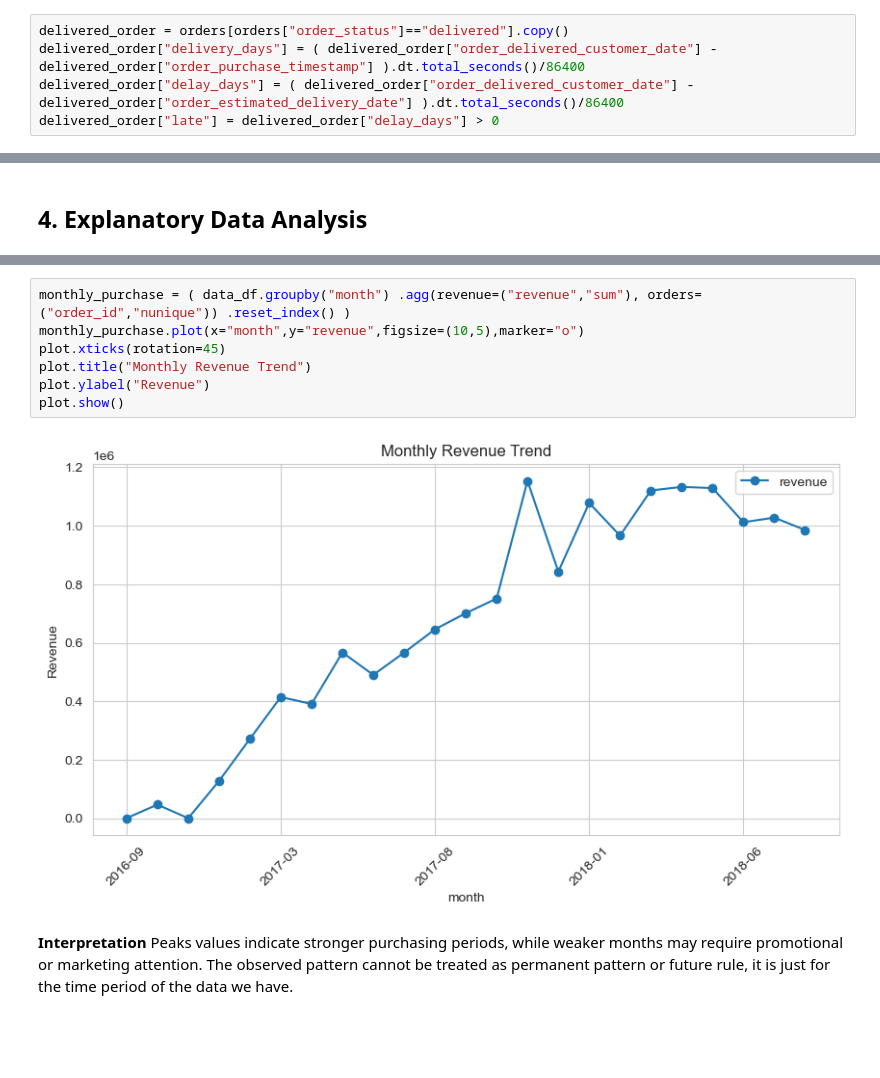
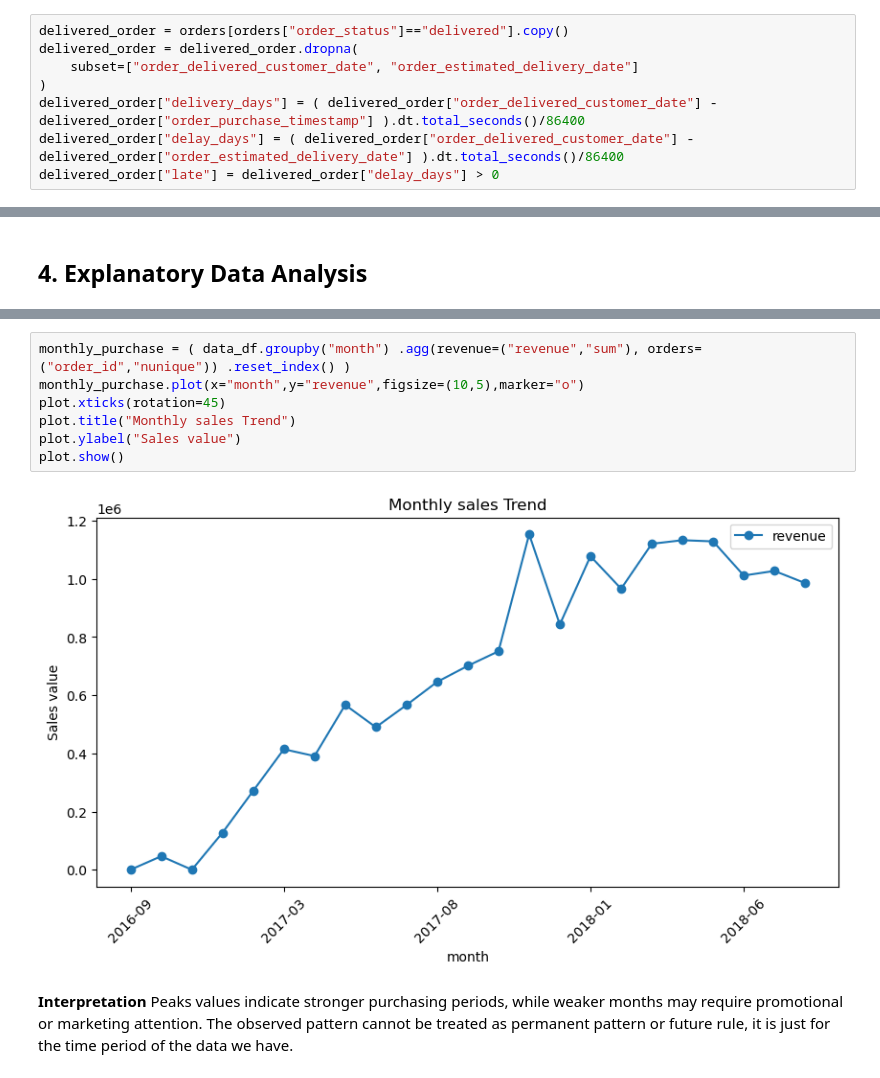
Before and after one commit to deepak324/e_commerce, a Jupyter notebook: AI_App_Assignment.ipynb, the cells around one changed output, grey strips where cells are left out. Saved outputs shown, nothing was run; the diff lists cells and outputs as text; blank space fills up the shorter version.

```diff
--- a/AI_App_Assignment.ipynb
+++ b/AI_App_Assignment.ipynb
@@ -192,6 +192,9 @@ products["category"] = products["product_category_name_english"].fillna( product
 For the main analysis, delivered orders are used for delivery-performance questions because actual delivery time cannot be calculated reliably for orders that were not delivered.
 # %%
 delivered_order = orders[orders["order_status"]=="delivered"].copy()
+delivered_order = delivered_order.dropna(
+    subset=["order_delivered_customer_date", "order_estimated_delivery_date"]
+)
 delivered_order["delivery_days"] = ( delivered_order["order_delivered_customer_date"] - delivered_order["order_purchase_timestamp"] ).dt.total_seconds()/86400
 delivered_order["delay_days"] = ( delivered_order["order_delivered_customer_date"] - delivered_order["order_estimated_delivery_date"] ).dt.total_seconds()/86400
 delivered_order["late"] = delivered_order["delay_days"] > 0
@@ -276,12 +279,12 @@ To identify periods of growth, seasonality and potential changes in customer pur
 # %%
 monthly_purchase = ( data_df.groupby("month") .agg(revenue=("revenue","sum"), orders=("order_id","nunique")) .reset_index() )
 monthly_purchase.plot(x="month",y="revenue",figsize=(10,5),marker="o")
 plot.xticks(rotation=45)
-plot.title("Monthly Revenue Trend")
-plot.ylabel("Revenue")
+plot.title("Monthly sales Trend")
+plot.ylabel("Sales value")
 plot.show()
 # %% [output]
-[figure, old version]
+[figure, new version]
 # %% [markdown]
 **Interpretation**
 Peaks values indicate stronger purchasing periods, while weaker months may require promotional or marketing attention. The observed pattern cannot be treated as permanent pattern or future rule, it is just for the time period of the data we have.
```
Also changed, not shown: parts of 34 cells of this notebook, 1 other file.
